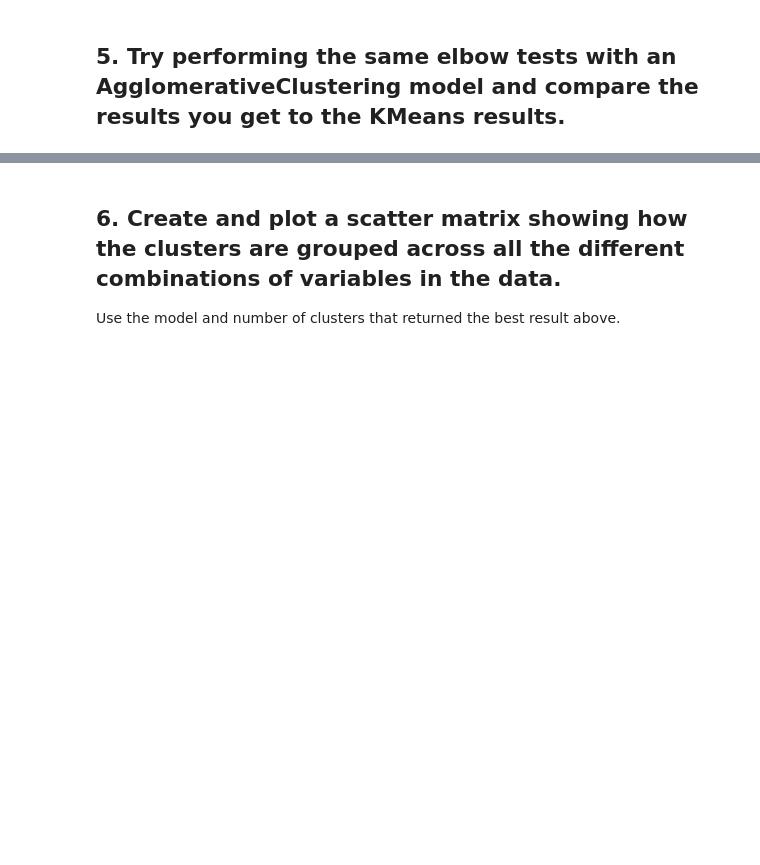
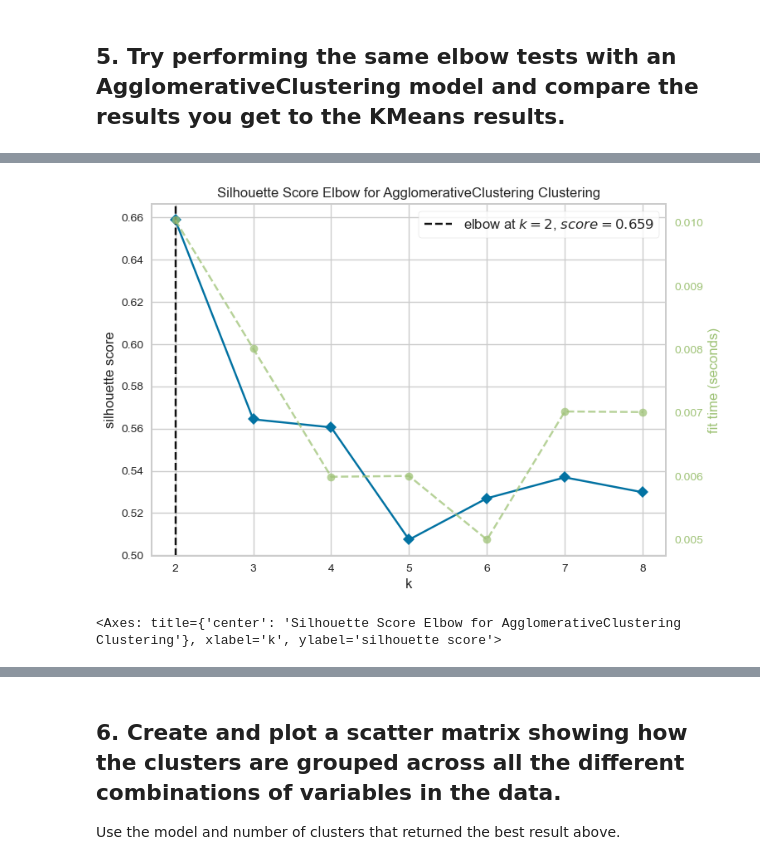
Before and after one commit to Ironhack-Data-Madrid-Octubre-2023/7.4-lab_unsupervised_learning_evaluation, a Jupyter notebook: your-code/main.ipynb, the cells around one changed output, grey strips where cells are left out. Saved outputs shown, nothing was run; the diff lists cells and outputs as text; code cells hidden in the pictures; blank space fills up the shorter version.

```diff
--- a/your-code/main.ipynb
+++ b/your-code/main.ipynb
@@ -221,0 +170,9 @@ silhouette_score(X, clusters)
+# %%
+visualizer = KElbowVisualizer(agg, k=(2,9), metric='silhouette')
+
+visualizer.fit(X)
+
+visualizer.poof()
+# %% [output]
+[figure, added]
+<Axes: title={'center': 'Silhouette Score Elbow for AgglomerativeClustering Clustering'}, xlabel='k', ylabel='silhouette score'>
```
Also changed, not shown: parts of 25 cells of this notebook.
